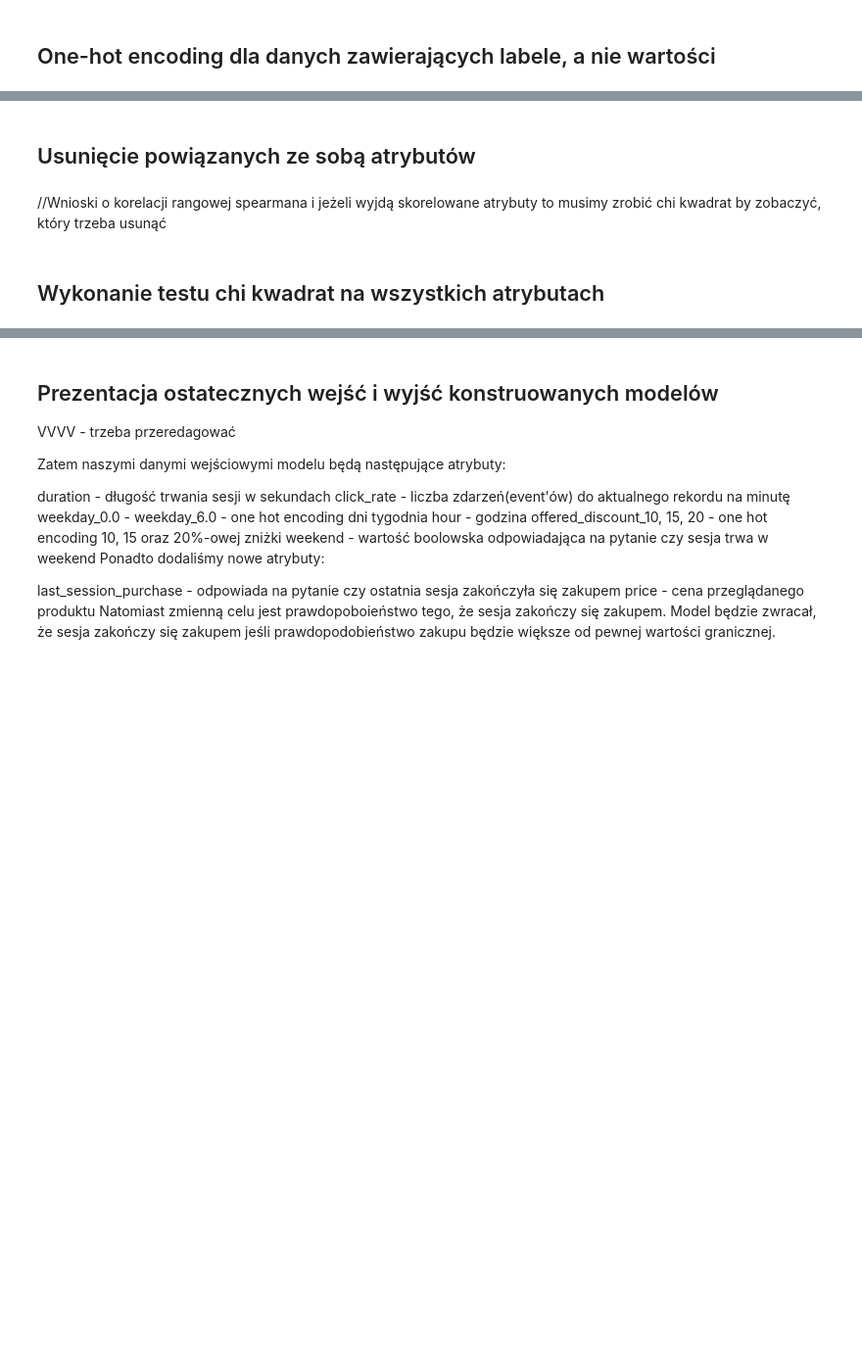
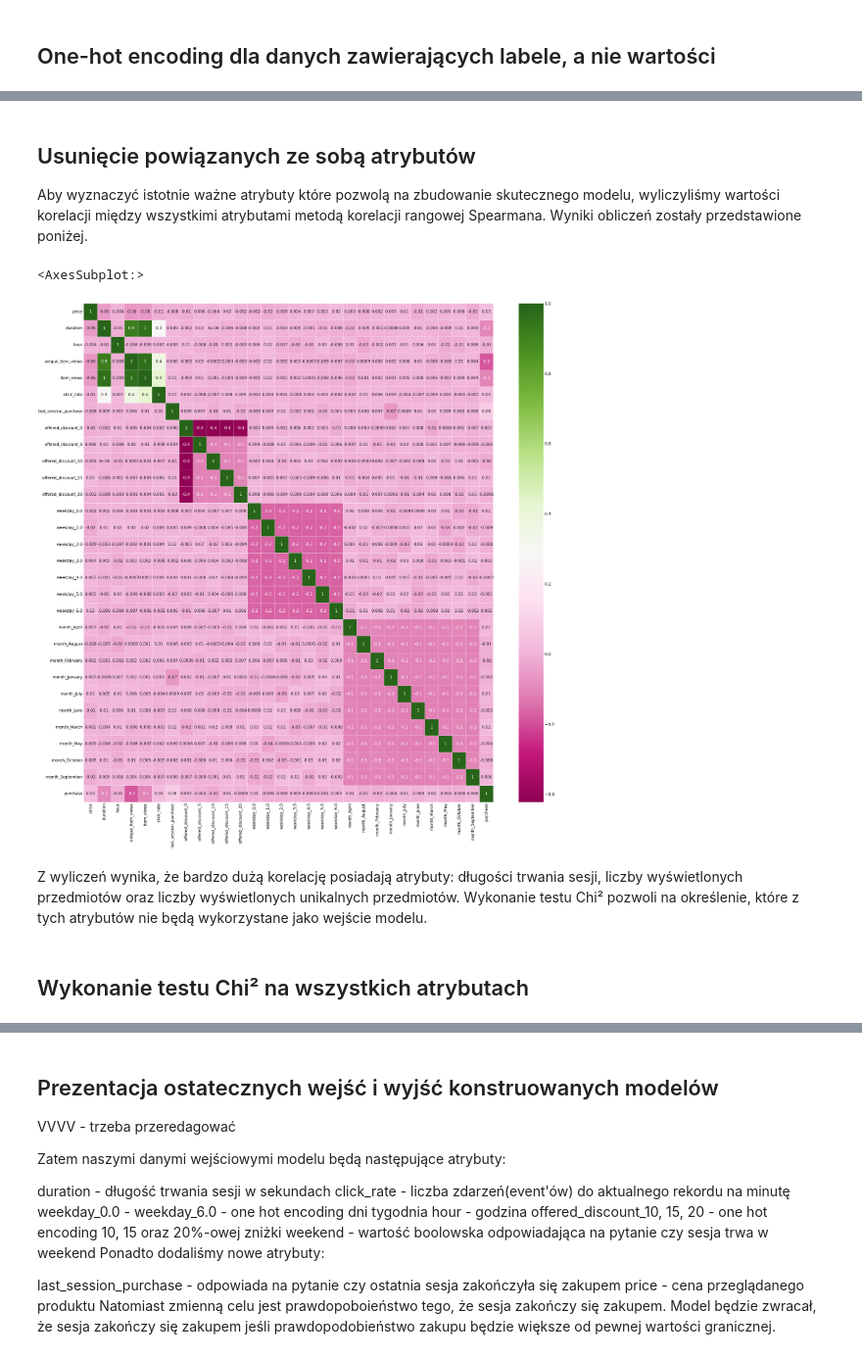
Before and after one commit to Rafalini/eshopingPredictions, a Jupyter notebook: notebooks/ModelImplementation.ipynb, the cells around one changed output, grey strips where cells are left out. Shown at 98% size. Cells and saved outputs as stored; diff of their text form; code cells hidden in the pictures; blank space fills up the shorter version.

Commit message:
Update - uzupełnienie dokumentacji końcowej - stuby modelu, finalne łączenie danych.

```diff
--- a/notebooks/ModelImplementation.ipynb
+++ b/notebooks/ModelImplementation.ipynb
@@ -7,6 +7,7 @@ import pickle
 
 from sklearn.model_selection import train_test_split
 from sklearn.feature_selection import SelectKBest
+from sklearn.feature_selection import chi2
 
 from sklearn.model_selection import RepeatedKFold, RepeatedStratifiedKFold
 from sklearn.model_selection import RandomizedSearchCV
@@ -14,8 +15,18 @@ from sklearn.model_selection import RandomizedSearchCV
 from sklearn.linear_model import LogisticRegression
 from sklearn.ensemble import RandomForestClassifier
 
+import sys
+import os
+
+module_path = os.path.abspath(os.path.join('..'))
+if module_path not in sys.path:
+    sys.path.append(module_path+"\\models")
+
 from models import build_model, compare_result
 
-sessions = pd.read_csv("merged_dataset", sep=' ')
+dataset_path = os.path.abspath(os.path.join('..'))
+dataset_path = dataset_path + ("\\data\\merged_sessions_products_data")
+
+sessions = pd.read_csv(dataset_path, sep=' ')
 # %% [markdown]
 ## Usunięcie redundantnych atrybutów
@@ -22,4 +35,4 @@ sessions = pd.read_csv("merged_dataset", sep=' ')
 # %%
-sessions = sessions.drop(['session_id', 'user_id', 'unique_categories'], axis=1)
+sessions = sessions.drop(['session_id', 'user_id'], axis=1)
 # %% [markdown]
 ## One-hot encoding dla danych zawierających labele, a nie wartości
@@ -26,5 +41,5 @@ sessions = sessions.drop(['session_id', 'user_id', 'unique_categories'], axis=1)
 # %%
-sessions = pd.get_dummies(sessions, columns = ['offered_discount', 'weekday'])
+sessions = pd.get_dummies(sessions, columns = ['offered_discount', 'weekday', 'month'])
 # %% [markdown]
 ## Podział zbioru na podzbiory: testowy i treningowy
 
@@ -45,19 +72,26 @@ X_train.head()
 # %% [markdown]
 ## Usunięcie powiązanych ze sobą atrybutów
+
+Aby wyznaczyć istotnie ważne atrybuty które pozwolą na zbudowanie skutecznego modelu, wyliczyliśmy wartości korelacji między wszystkimi atrybutami metodą korelacji rangowej Spearmana. Wyniki obliczeń zostały przedstawione poniżej.
 # %%
-plt.rcParams['figure.figsize'] = [50, 50]
-plt.rcParams.update({'font.size': 32})
+plt.rcParams['figure.figsize'] = [60, 60]
+plt.rcParams.update({'font.size': 26})
 
 train = pd.concat([X_train, Y_train], axis=1)
 
 sns.heatmap(
     train.corr(method = 'spearman'),
     xticklabels = train.columns,
     yticklabels = train.columns,
     annot=True,
-    fmt='0.1g'
+    fmt='0.1g',
+    linewidths=.5,
+    cmap="PiYG"
 )
+# %% [output]
+<AxesSubplot:>
+[figure, added]
-# %% [markdown]
-//Wnioski o korelacji rangowej spearmana i jeżeli wyjdą skorelowane atrybuty to musimy zrobić chi kwadrat by zobaczyć, który trzeba usunąć
+# %% [markdown]
+Z wyliczeń wynika, że bardzo dużą korelację posiadają atrybuty: długości trwania sesji, liczby wyświetlonych przedmiotów oraz liczby wyświetlonych unikalnych przedmiotów. Wykonanie testu Chi² pozwoli na określenie, które z tych atrybutów nie będą wykorzystane jako wejście modelu.
 # %% [markdown]
-## Wykonanie testu chi kwadrat na wszystkich atrybutach
+## Wykonanie testu Chi² na wszystkich atrybutach
```
Also changed, not shown: parts of 9 cells of this notebook, 2 other files.
